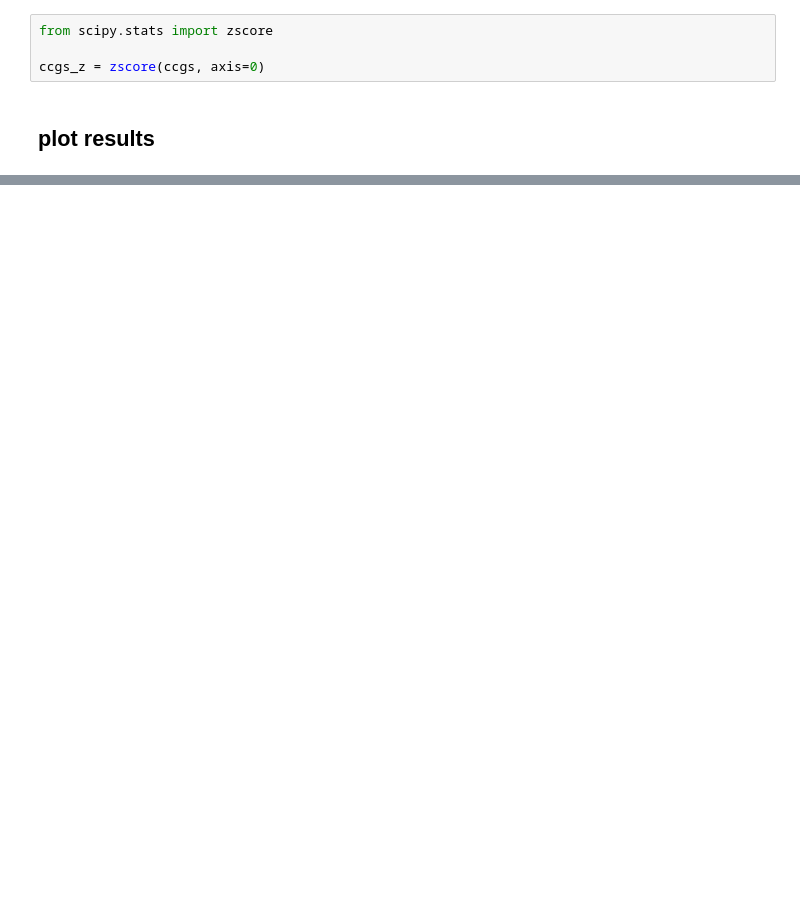
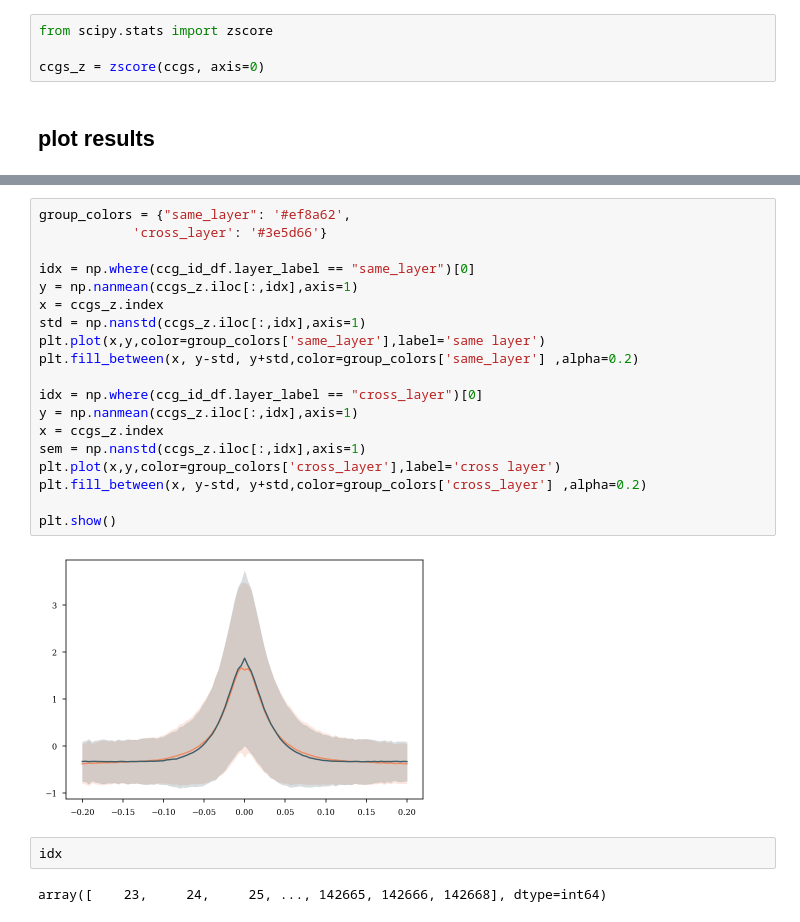
Before and after one commit to ryanharvey1/ripple_heterogeneity, a Jupyter notebook: python/notebooks/pairwise_ccg_deep_sup.ipynb, the cells around one changed output, grey strips where cells are left out. Drawn from its saved outputs; the diff is of its cells as text; blank space fills up the shorter version.

```diff
--- a/python/notebooks/pairwise_ccg_deep_sup.ipynb
+++ b/python/notebooks/pairwise_ccg_deep_sup.ipynb
@@ -119,2 +133,27 @@ sns.heatmap(ccgs_z.T)
+# %%
+group_colors = {"same_layer": '#ef8a62',
+            'cross_layer': '#3e5d66'}
+
+idx = np.where(ccg_id_df.layer_label == "same_layer")[0]
+y = np.nanmean(ccgs_z.iloc[:,idx],axis=1)
+x = ccgs_z.index
+std = np.nanstd(ccgs_z.iloc[:,idx],axis=1)
+plt.plot(x,y,color=group_colors['same_layer'],label='same layer')
+plt.fill_between(x, y-std, y+std,color=group_colors['same_layer'] ,alpha=0.2)
+
+idx = np.where(ccg_id_df.layer_label == "cross_layer")[0]
+y = np.nanmean(ccgs_z.iloc[:,idx],axis=1)
+x = ccgs_z.index
+sem = np.nanstd(ccgs_z.iloc[:,idx],axis=1)
+plt.plot(x,y,color=group_colors['cross_layer'],label='cross layer')
+plt.fill_between(x, y-std, y+std,color=group_colors['cross_layer'] ,alpha=0.2)
+
+plt.show()
+# %% [output]
+[figure, added]
+# %%
+idx
+# %% [output]
+array([    23,     24,     25, ..., 142665, 142666, 142668], dtype=int64)
 # %%
 idx = np.where(
```
Also changed, not shown: parts of 14 cells of this notebook.
